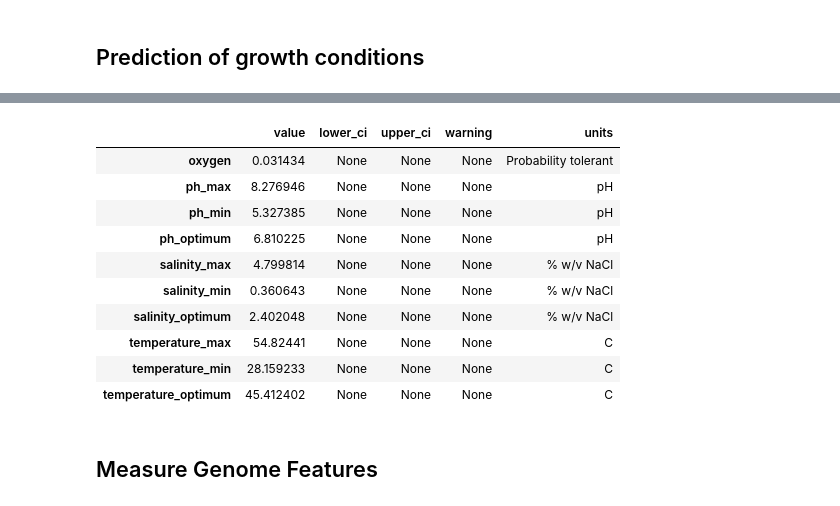
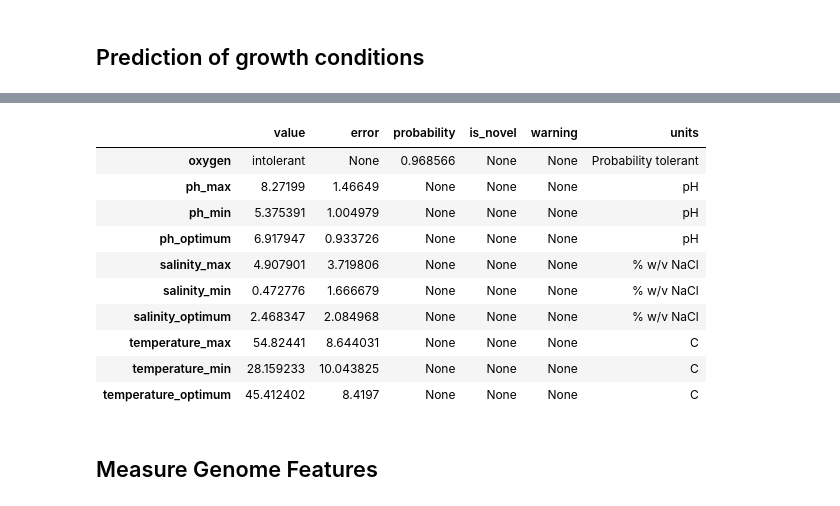
Before and after one commit to cultivarium/GenomeSPOT, a Jupyter notebook: notebooks/tutorial.ipynb, the cells around one changed output, grey strips where cells are left out. Cells and saved outputs as stored; diff of their text form; code cells hidden in the pictures.

Commit message:
feat: anomaly detection and error models, etc.

```diff
--- a/notebooks/tutorial.ipynb
+++ b/notebooks/tutorial.ipynb
@@ -50,14 +50,14 @@ pd.DataFrame(predictions).T.sort_index()
 # %%
 
-print(datetime.datetime.now())
-predictions, genome_features = predict_physicochemistry(
-        fna_path=contig_filepath,
-        faa_path=protein_filepath,
-        features_json='/Users/tylerbarnum/cultivarium/external/gtdb/r214/features-v4/GCA_000007325.features.json',
-        path_to_models=f"{ROOT_DIR}/models",
-        #save_intermediate=False,
-    )
-print(datetime.datetime.now())
+# print(datetime.datetime.now())
+# predictions, genome_features = predict_physicochemistry(
+#         fna_path=contig_filepath,
+#         faa_path=protein_filepath,
+#         features_json='/Users/tylerbarnum/cultivarium/external/gtdb/r214/features-v4/GCA_000007325.features.json',
+#         path_to_models=f"{ROOT_DIR}/models",
+#         #save_intermediate=False,
+#     )
+# print(datetime.datetime.now())
 
-pd.DataFrame(predictions).T.sort_index()
+# pd.DataFrame(predictions).T.sort_index()
 # %% [output]
@@ -66,14 +66,14 @@ pd.DataFrame(predictions).T.sort_index()
-|  | value | lower_ci | upper_ci | warning | units |
-| oxygen | 0.031434 | None | None | None | Probability tolerant |
-| ph_max | 8.276946 | None | None | None | pH |
-| ph_min | 5.327385 | None | None | None | pH |
-| ph_optimum | 6.810225 | None | None | None | pH |
-| salinity_max | 4.799814 | None | None | None | % w/v NaCl |
-| salinity_min | 0.360643 | None | None | None | % w/v NaCl |
-| salinity_optimum | 2.402048 | None | None | None | % w/v NaCl |
-| temperature_max | 54.82441 | None | None | None | C |
-| temperature_min | 28.159233 | None | None | None | C |
-| temperature_optimum | 45.412402 | None | None | None | C |
+|  | value | error | probability | is_novel | warning | units |
+| oxygen | intolerant | None | 0.968566 | None | None | Probability tolerant |
+| ph_max | 8.27199 | 1.46649 | None | None | None | pH |
+| ph_min | 5.375391 | 1.004979 | None | None | None | pH |
+| ph_optimum | 6.917947 | 0.933726 | None | None | None | pH |
+| salinity_max | 4.907901 | 3.719806 | None | None | None | % w/v NaCl |
+| salinity_min | 0.472776 | 1.666679 | None | None | None | % w/v NaCl |
+| salinity_optimum | 2.468347 | 2.084968 | None | None | None | % w/v NaCl |
+| temperature_max | 54.82441 | 8.644031 | None | None | None | C |
+| temperature_min | 28.159233 | 10.043825 | None | None | None | C |
+| temperature_optimum | 45.412402 | 8.4197 | None | None | None | C |
 # %% [markdown]
 ## Measure Genome Features
 # %% [markdown]
```
Also changed, not shown: parts of 2 cells of this notebook, 14 other files.
